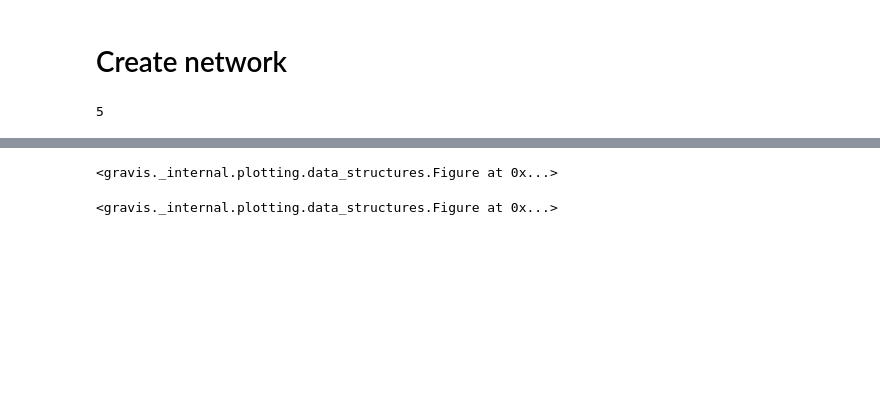
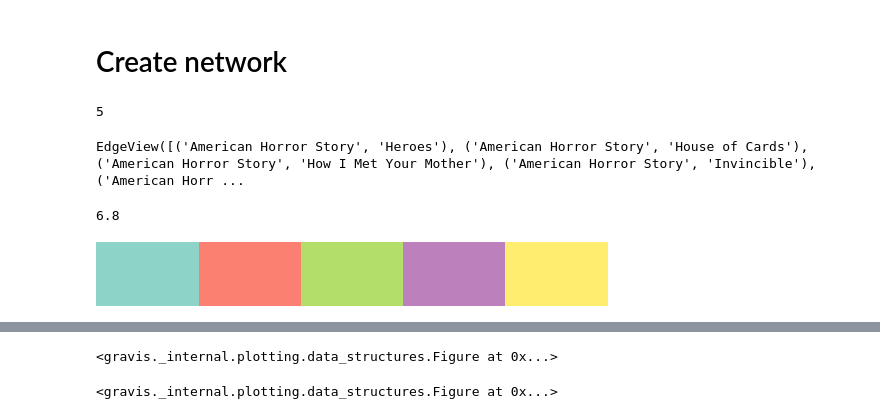
Before and after one commit to DanielBarabas/prog2_3rd_assignment_group, a Jupyter notebook: series-actor-network-cleaner.ipynb, the cells around one changed output, grey strips where cells are left out. Drawn from its saved outputs; the diff is of its cells as text; code cells hidden in the pictures; blank space fills up the shorter version.

```diff
--- a/series-actor-network-cleaner.ipynb
+++ b/series-actor-network-cleaner.ipynb
@@ -11,6 +11,14 @@ from netgraph import Graph
 import gravis as gv
 # %% [markdown]
 # Load data
+# %%
+# The categories were hand-coded by Virág
+series_categories = pd.read_csv("data/imdb-to-fandom-categories1.csv").rename(columns={"fandom-id":"id"})[["id","genre1"]].groupby("id").first()
+#topseries = pd.read_csv("data/imdb-to-fandom.csv")
 # %%
 meta = pd.read_csv("data/meta.csv")
+meta = pd.merge(meta,series_categories,"inner","id")
+
 meta = meta.loc[meta["nodes"]>100]
+meta = meta.loc[meta["genre1"] != "romance"]
+meta = meta.sort_values("imdb-votes",ascending=False)
@@ -68,4 +78,6 @@ for id in tqdm(meta["id"]):
         temp_data = pd.read_csv("data/{}/attributes.csv".format(id))
         temp_data = keep_important_nodes(edge_data,temp_data)
         actorlist = clean_text([a.lower() for a in temp_data[actorvar].dropna().to_list()])
-        actordict[id] = actorlist
+        print(id)
+        name = meta.loc[meta["id"] == id,"title"].item()
+        actordict[name] = actorlist
@@ -104,7 +132,7 @@ for i, comm in enumerate(comms):
     for node in comm:
         communities[node] = i
 # Define colors for communities
-num_communities = max(communities.values())
-color_map = plt.cm.get_cmap('Set1', num_communities)
+num_communities = max(communities.values())+1
+color_map = plt.cm.get_cmap('Set3', num_communities)
 node_colors = [color_map(communities[node] / num_communities) for node in weighted_graph.nodes()]
 nodes = weighted_graph.nodes
@@ -122,0 +147,8 @@ community_positions = {
+# %%
+weighted_graph.edges
+# %% [output]
+EdgeView([('American Horror Story', 'Heroes'), ('American Horror Story', 'House of Cards'), ('American Horror Story', 'How I Met Your Mother'), ('American Horror Story', 'Invincible'), ('American Horr ...
+# %%
+meta["imdb-score"].min()
+# %% [output]
+6.8
@@ -122,0 +161,4 @@ community_positions = {
+# %%
+color_map
+# %% [output]
+[figure, added]
```
Also changed, not shown: parts of 16 cells of this notebook.
